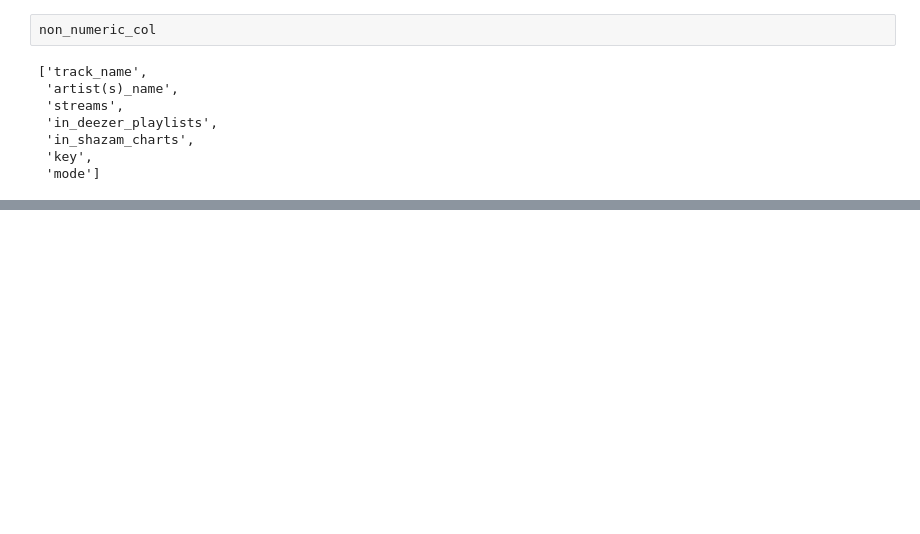
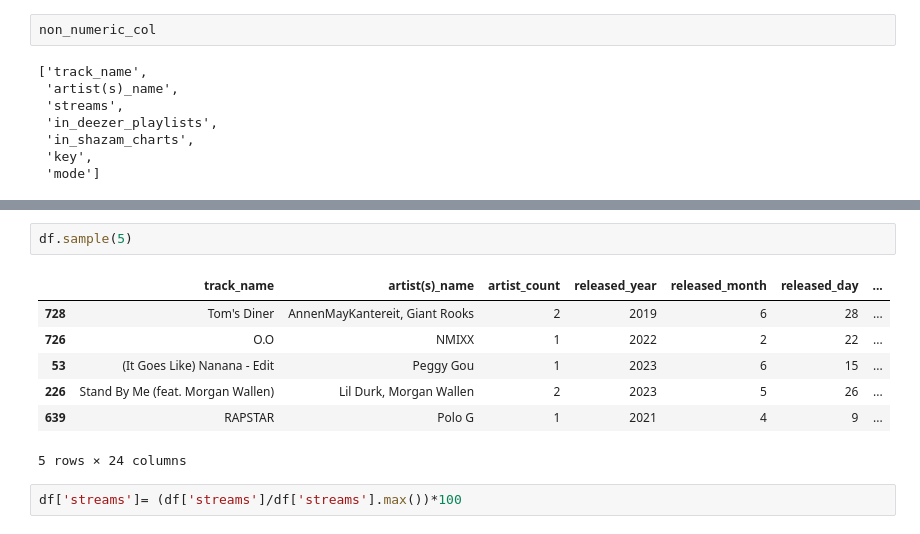
Before and after one commit to shivam188132/MY_machine_learning, a Jupyter notebook: binning and binarization spotify dataset.ipynb, the cells around one changed output, grey strips where cells are left out. Saved outputs shown, nothing was run; the diff lists cells and outputs as text; blank space fills up the shorter version.

```diff
--- a/binning and binarization spotify dataset.ipynb
+++ b/binning and binarization spotify dataset.ipynb
@@ -204,0 +274,12 @@ non_numeric_col
+# %%
+df.sample(5)
+# %% [output]
+|  | track_name | artist(s)_name | artist_count | released_year | released_month | released_day | ... |
+| 728 | Tom's Diner | AnnenMayKantereit, Giant Rooks | 2 | 2019 | 6 | 28 | ... |
+| 726 | O.O | NMIXX | 1 | 2022 | 2 | 22 | ... |
+| 53 | (It Goes Like) Nanana - Edit | Peggy Gou | 1 | 2023 | 6 | 15 | ... |
+| 226 | Stand By Me (feat. Morgan Wallen) | Lil Durk, Morgan Wallen | 2 | 2023 | 5 | 26 | ... |
+| 639 | RAPSTAR | Polo G | 1 | 2021 | 4 | 9 | ... |
+5 rows × 24 columns
+# %%
+df['streams']= (df['streams']/df['streams'].max())*100
```
Also changed, not shown: parts of 17 cells of this notebook.
